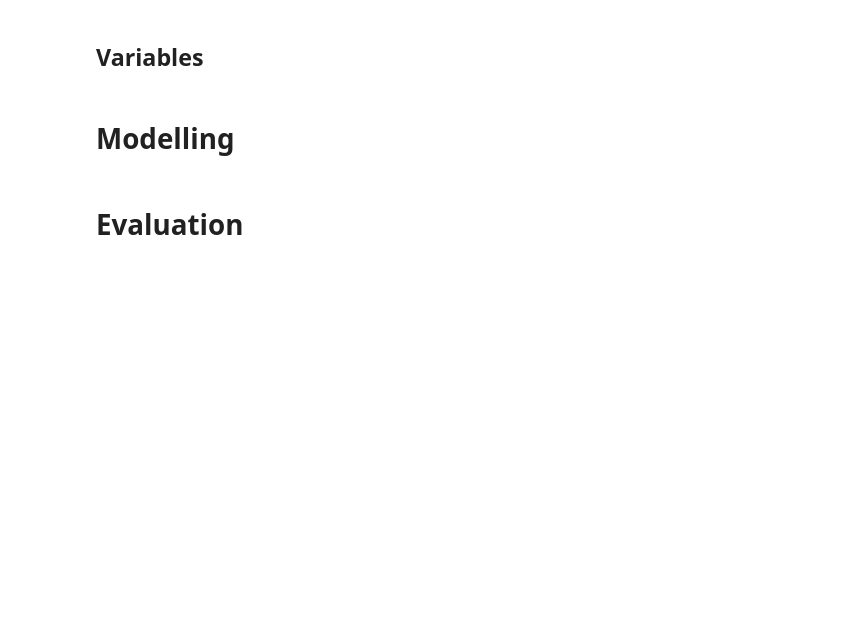
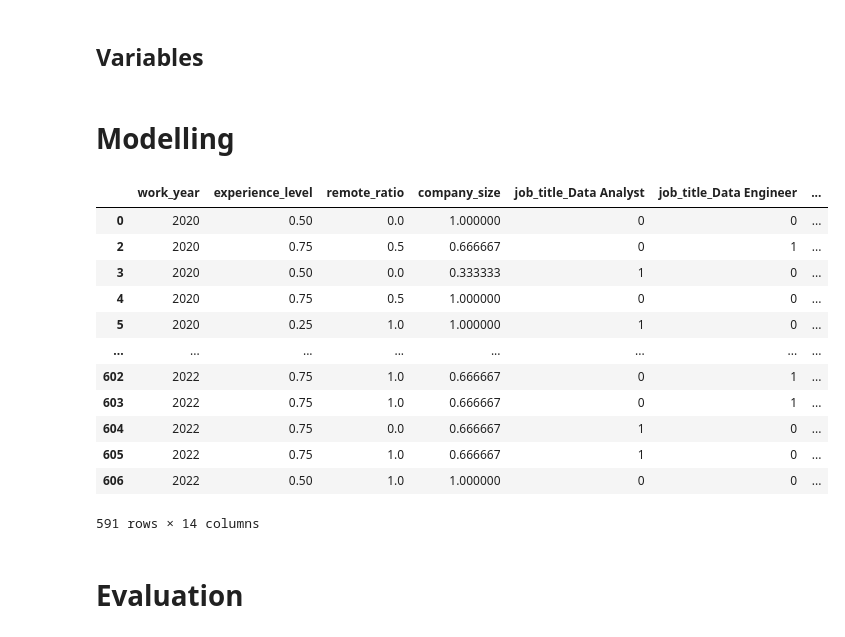
Before and after one commit to TMK04/mldp-project, a Jupyter notebook: main.ipynb, the cells around one changed output. Saved outputs shown, nothing was run; the diff lists cells and outputs as text; code cells hidden in the pictures; blank space fills up the shorter version.

```diff
--- a/main.ipynb
+++ b/main.ipynb
@@ -19,0 +402,6 @@ salaries = pd.read_csv("ds_salaries.csv")
+# %%
+lv_cols = ["employment_type", "ricl"]
+
+salaries.drop(columns=lv_cols, inplace=True)
+
+displayCols(salaries)
@@ -29,5 +451,25 @@ salaries = pd.read_csv("ds_salaries.csv")
 RANDOM_STATE = 1432
 # %% [markdown]
 # Modelling
+# %%
+dummies = pd.get_dummies(salaries)
+X = dummies.drop(columns="salary_in_usd")
+y = dummies["salary_in_usd"]
+# %%
+X
+# %% [output]
+|  | work_year | experience_level | remote_ratio | company_size | job_title_Data Analyst | job_title_Data Engineer | ... |
+| 0 | 2020 | 0.50 | 0.0 | 1.000000 | 0 | 0 | ... |
+| 2 | 2020 | 0.75 | 0.5 | 0.666667 | 0 | 1 | ... |
+| 3 | 2020 | 0.50 | 0.0 | 0.333333 | 1 | 0 | ... |
+| 4 | 2020 | 0.75 | 0.5 | 1.000000 | 0 | 0 | ... |
+| 5 | 2020 | 0.25 | 1.0 | 1.000000 | 1 | 0 | ... |
+| ... | ... | ... | ... | ... | ... | ... | ... |
+| 602 | 2022 | 0.75 | 1.0 | 0.666667 | 0 | 1 | ... |
+| 603 | 2022 | 0.75 | 1.0 | 0.666667 | 0 | 1 | ... |
+| 604 | 2022 | 0.75 | 0.0 | 0.666667 | 1 | 0 | ... |
+| 605 | 2022 | 0.75 | 1.0 | 0.666667 | 1 | 0 | ... |
+| 606 | 2022 | 0.50 | 1.0 | 1.000000 | 0 | 0 | ... |
+591 rows × 14 columns
 # %% [markdown]
 # Evaluation
```
Also changed, not shown: parts of 55 cells of this notebook.
